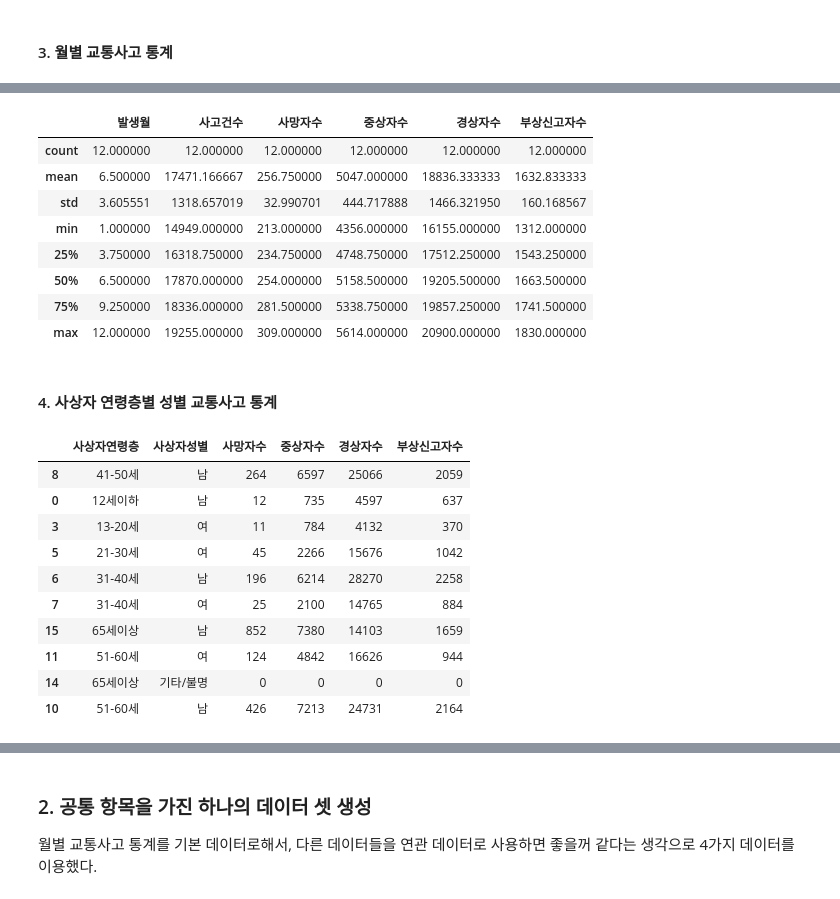
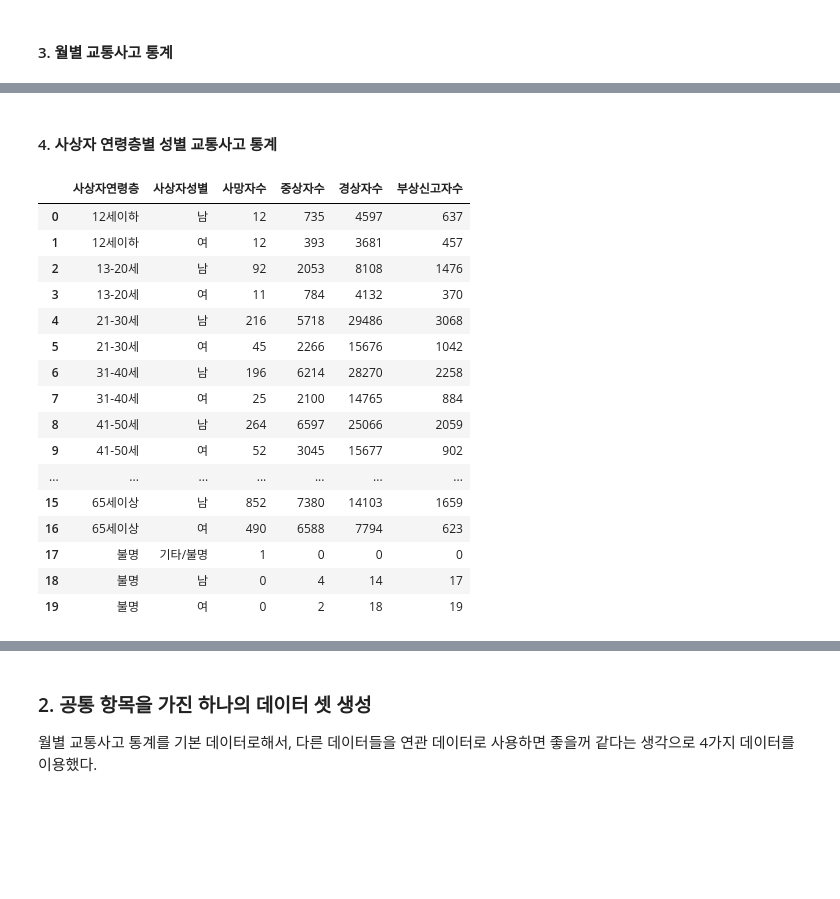
Before and after one commit to nuyhc/Mini_Project, a Jupyter notebook: 3. Traffic Accident Data Analysis/traffic_accident_data_analysis.ipynb, the cells around one changed output, grey strips where cells are left out. Saved outputs shown, nothing was run; the diff lists cells and outputs as text; code cells hidden in the pictures; blank space fills up the shorter version.

```diff
--- a/3. Traffic Accident Data Analysis/traffic_accident_data_analysis.ipynb
+++ b/3. Traffic Accident Data Analysis/traffic_accident_data_analysis.ipynb
@@ -153,12 +98,0 @@ memory usage: 704.0 bytes
-# %%
-df_monthly.describe()
-# %% [output]
-|  | 발생월 | 사고건수 | 사망자수 | 중상자수 | 경상자수 | 부상신고자수 |
-| count | 12.000000 | 12.000000 | 12.000000 | 12.000000 | 12.000000 | 12.000000 |
-| mean | 6.500000 | 17471.166667 | 256.750000 | 5047.000000 | 18836.333333 | 1632.833333 |
-| std | 3.605551 | 1318.657019 | 32.990701 | 444.717888 | 1466.321950 | 160.168567 |
-| min | 1.000000 | 14949.000000 | 213.000000 | 4356.000000 | 16155.000000 | 1312.000000 |
-| 25% | 3.750000 | 16318.750000 | 234.750000 | 4748.750000 | 17512.250000 | 1543.250000 |
-| 50% | 6.500000 | 17870.000000 | 254.000000 | 5158.500000 | 19205.500000 | 1663.500000 |
-| 75% | 9.250000 | 18336.000000 | 281.500000 | 5338.750000 | 19857.250000 | 1741.500000 |
-| max | 12.000000 | 19255.000000 | 309.000000 | 5614.000000 | 20900.000000 | 1830.000000 |
@@ -167,16 +104,22 @@ df_monthly.describe()
 # %%
 df_age_gender = pd.read_csv("data/도로교통공단_사상자 연령층별 성별 교통사고 통계_20201231.csv", encoding="cp949")
 # %%
-df_age_gender.sample(5)
+df_age_gender
 # %% [output]
 |  | 사상자연령층 | 사상자성별 | 사망자수 | 중상자수 | 경상자수 | 부상신고자수 |
-| 8 | 41-50세 | 남 | 264 | 6597 | 25066 | 2059 |
 | 0 | 12세이하 | 남 | 12 | 735 | 4597 | 637 |
+| 1 | 12세이하 | 여 | 12 | 393 | 3681 | 457 |
+| 2 | 13-20세 | 남 | 92 | 2053 | 8108 | 1476 |
 | 3 | 13-20세 | 여 | 11 | 784 | 4132 | 370 |
+| 4 | 21-30세 | 남 | 216 | 5718 | 29486 | 3068 |
 | 5 | 21-30세 | 여 | 45 | 2266 | 15676 | 1042 |
 | 6 | 31-40세 | 남 | 196 | 6214 | 28270 | 2258 |
 | 7 | 31-40세 | 여 | 25 | 2100 | 14765 | 884 |
+| 8 | 41-50세 | 남 | 264 | 6597 | 25066 | 2059 |
+| 9 | 41-50세 | 여 | 52 | 3045 | 15677 | 902 |
+| ... | ... | ... | ... | ... | ... | ... |
 | 15 | 65세이상 | 남 | 852 | 7380 | 14103 | 1659 |
-| 11 | 51-60세 | 여 | 124 | 4842 | 16626 | 944 |
-| 14 | 65세이상 | 기타/불명 | 0 | 0 | 0 | 0 |
-| 10 | 51-60세 | 남 | 426 | 7213 | 24731 | 2164 |
+| 16 | 65세이상 | 여 | 490 | 6588 | 7794 | 623 |
+| 17 | 불명 | 기타/불명 | 1 | 0 | 0 | 0 |
+| 18 | 불명 | 남 | 0 | 4 | 14 | 17 |
+| 19 | 불명 | 여 | 0 | 2 | 18 | 19 |
```
Also changed, not shown: parts of 16 cells of this notebook.
